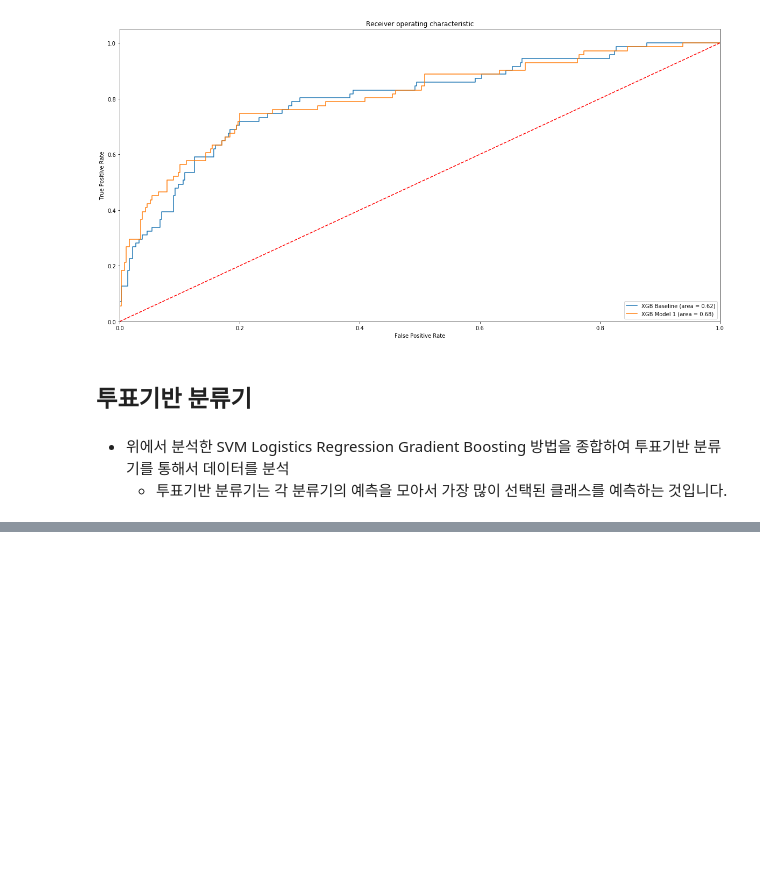
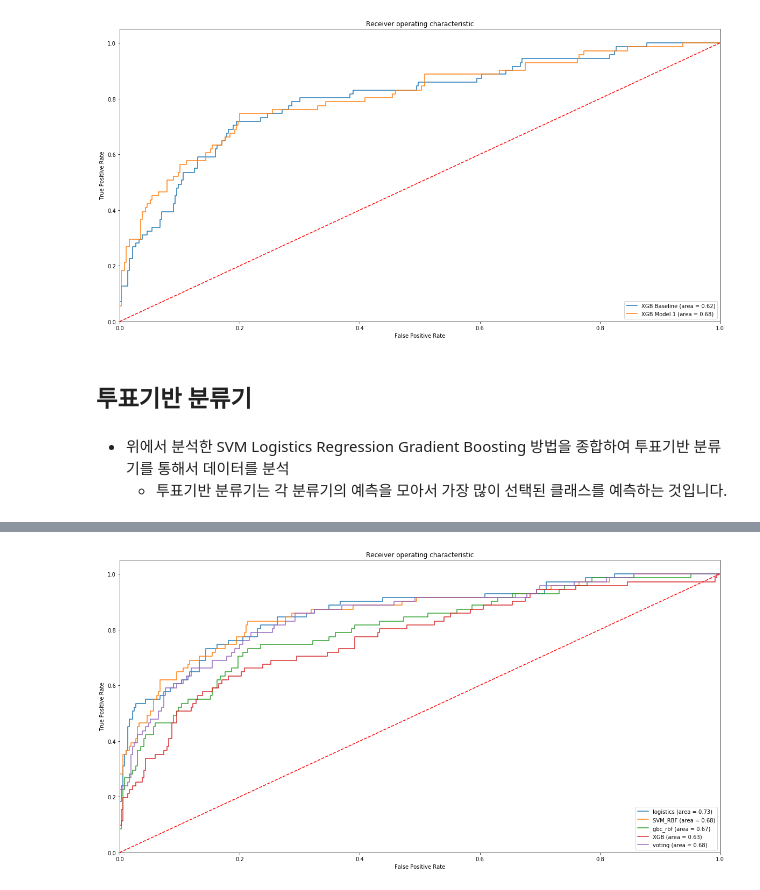
Before and after one commit to tonnykwon/naver-project, a Jupyter notebook: total_analysis.ipynb, the cells around one changed output, grey strips where cells are left out. Cells and saved outputs as stored; diff of their text form; code cells hidden in the pictures; blank space fills up the shorter version.

```diff
--- a/total_analysis.ipynb
+++ b/total_analysis.ipynb
@@ -185,8 +185,8 @@ avg / total       0.85      0.86      0.85       441
 # %%
 # Model Evaluation
-base_args = {'learning_rate': 0.05, 'n_estimators': 750, 'max_depth': 3, 'subsample': 1, 'random_state': 2,
+model2_args = {'learning_rate': 0.05, 'n_estimators': 750, 'max_depth': 3, 'subsample': 1, 'random_state': 2,
             'max_features':'sqrt'}
-model2 = GradientBoostingClassifier(min_samples_leaf=1, min_samples_split=2, **base_args)
+model2 = GradientBoostingClassifier(min_samples_leaf=1, min_samples_split=2, **model2_args)
 model2.fit(X_train,y_train)
 predictors=list(X_train)
 
@@ -212,7 +212,7 @@ avg / total       0.85      0.87      0.85       441
 # Tunning Hyperparameters - Learning rate and estimators
 p_test = {'learning_rate':[0.15,0.1,0.05,0.01,0.005,0.001], 'n_estimators':[100,250,500,750,1000,1250,1500,1750]}
 
-tuning = GridSearchCV(estimator =GradientBoostingClassifier(**base_args),
+tuning = GridSearchCV(estimator =GradientBoostingClassifier(),
             param_grid = p_test, scoring='accuracy',n_jobs=4,iid=False, cv=5)
 tuning.fit(X_train,y_train)
 tuning.grid_scores_, tuning.best_params_, tuning.best_score_
@@ -333,7 +333,7 @@ from sklearn.model_selection import GridSearchCV
 Cs = [0.001, 0.01, 0.1, 1, 10]
 gammas = [0.001, 0.01, 0.1, 1]
 param_grid = {'C': Cs, 'gamma' : gammas}
-SVM_grid_search = GridSearchCV(svm.SVC(kernel='rbf'), param_grid, cv=10)
+SVM_grid_search = GridSearchCV(svm.SVC(kernel='rbf', probability=True), param_grid, cv=10)
 SVM_grid_search.fit(X_train, y_train)
 SVM_grid_search.predict(X_test)
 print('Accuracy of the GBM on test set: {:.3f}'.format(SVM_grid_search.score(X_test, y_test)))
@@ -469,0 +491,43 @@ for clf in (log_clf, svm_clf, gbc_clf, xgb_clf, voting_clf):
+# %%
+log_clf = LogisticRegression(C=1, penalty="l2")
+log_clf.fit(X_train, y_train)
+svm_clf = SVM_grid_search.best_estimator_
+gbc_clf = tuning.best_estimator_
+xgb_clf = xg_clf.best_estimator_
+voting_clf = VotingClassifier(estimators=[('lr', log_clf), ('gbc', gbc_clf), ('svm', svm_clf),('xgb', xgb_clf)],voting='soft')
+
+voting_clf.fit(X_train, y_train)
+#calculate values for ROC AUC plot
+#logistic model
+log__roc_auc = roc_auc_score(y_test, log_clf.predict(X_test))
+fprB, tprB, thresholdsB = roc_curve(y_test, log_clf.predict_proba(X_test)[:,1])
+# svm model
+svm_roc_auc = roc_auc_score(y_test, svm_clf.predict(X_test))
+fpr1, tpr1, thresholds1 = roc_curve(y_test, svm_clf.predict_proba(X_test)[:,1])
+# gradient boosting model
+gbc_roc_auc = roc_auc_score(y_test, gbc_clf.predict(X_test))
+fpr2, tpr2, thresholds2 = roc_curve(y_test, gbc_clf.predict_proba(X_test)[:,1])
+# xgboosting model
+xgb_roc_auc = roc_auc_score(y_test, xgb_clf.predict(X_test))
+fpr3, tpr3, thresholds3 = roc_curve(y_test, xgb_clf.predict_proba(X_test)[:,1])
+# voting model
+votting_roc_auc = roc_auc_score(y_test, voting_clf.predict(X_test))
+fpr4, tpr4, thresholds4 = roc_curve(y_test, voting_clf.predict_proba(X_test)[:,1])
+
+plt.figure(figsize=(20,10))
+plt.plot(fprB, tprB, label='logistics (area = %0.2f)' % log__roc_auc)
+plt.plot(fpr1, tpr1, label='SVM_RBF (area = %0.2f)' % svm_roc_auc)
+plt.plot(fpr2, tpr2, label='gbc_rbf (area = %0.2f)' % gbc_roc_auc)
+plt.plot(fpr3, tpr3, label='XGB (area = %0.2f)' % xgb_roc_auc)
+plt.plot(fpr4, tpr4, label='voting (area = %0.2f)' % votting_roc_auc)
+
+plt.plot([0, 1], [0, 1],'r--')
+plt.xlim([0.0, 1.0])
+plt.ylim([0.0, 1.05])
+plt.xlabel('False Positive Rate')
+plt.ylabel('True Positive Rate')
+plt.title('Receiver operating characteristic')
+plt.legend(loc="lower right")
+plt.show()
+# %% [output]
+[figure, added]
```
Also changed, not shown: parts of 9 cells of this notebook.
